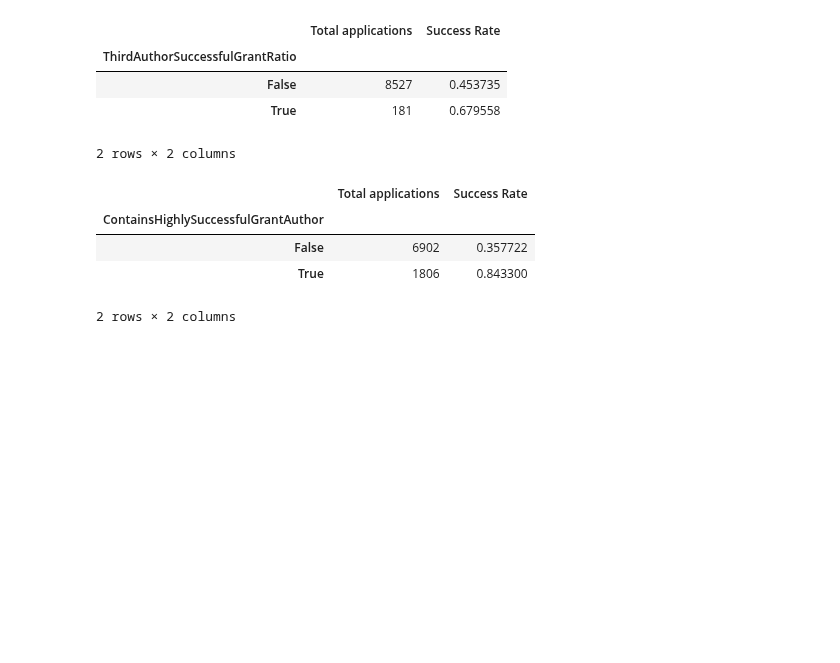
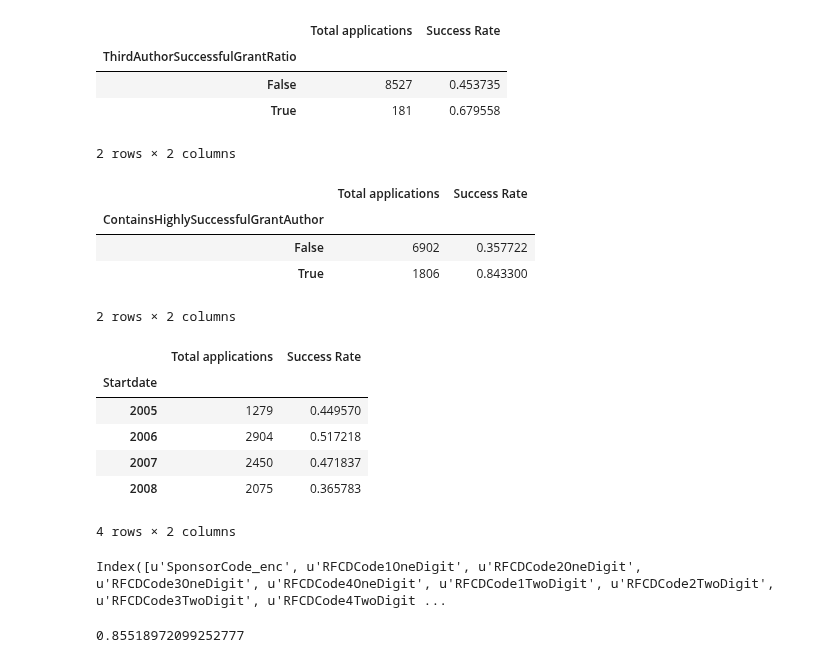
Before and after one commit to realmichaelzyy/cs249project, a Jupyter notebook: kaggle/workspace/classifier/KaggleDataset.ipynb, the cells around one changed output. Saved outputs shown, nothing was run; the diff lists cells and outputs as text; code cells hidden in the pictures; blank space fills up the shorter version.

Commit message:
*kaggle* some classifier testing

```diff
--- a/kaggle/workspace/classifier/KaggleDataset.ipynb
+++ b/kaggle/workspace/classifier/KaggleDataset.ipynb
@@ -836,7 +836,7 @@ grouped['GrantStatus'].agg({'Total applications': len, 'Success Rate': mean})
 2 rows × 2 columns
 # %%
 data['FirstAuthorSuccessfulGrantRatio'] = numpy.divide(data['NumberofSuccessfulGrant1'], \
-                                                         data['NumberofUnsuccessfulGrant1'])
+                                                         data['NumberofUnsuccessfulGrant1']+0.0001)
 grouped = data.groupby(data['FirstAuthorSuccessfulGrantRatio'] > 2)
 grouped['GrantStatus'].agg({'Total applications': len, 'Success Rate': mean})
 # %% [output]
@@ -847,7 +847,7 @@ grouped['GrantStatus'].agg({'Total applications': len, 'Success Rate': mean})
 2 rows × 2 columns
 # %%
 data['SecondAuthorSuccessfulGrantRatio'] = numpy.divide(data['NumberofSuccessfulGrant2'], \
-                                                         data['NumberofUnsuccessfulGrant2'])
+                                                         data['NumberofUnsuccessfulGrant2']+0.0001)
 grouped = data.groupby(data['SecondAuthorSuccessfulGrantRatio'] > 2)
 grouped['GrantStatus'].agg({'Total applications': len, 'Success Rate': mean})
 # %% [output]
@@ -858,7 +858,7 @@ grouped['GrantStatus'].agg({'Total applications': len, 'Success Rate': mean})
 2 rows × 2 columns
 # %%
 data['ThirdAuthorSuccessfulGrantRatio'] = numpy.divide(data['NumberofSuccessfulGrant3'], \
-                                                         data['NumberofUnsuccessfulGrant3'])
+                                                         data['NumberofUnsuccessfulGrant3']+0.0001)
 grouped = data.groupby(data['ThirdAuthorSuccessfulGrantRatio'] > 2)
 grouped['GrantStatus'].agg({'Total applications': len, 'Success Rate': mean})
 # %% [output]
@@ -878,3 +878,54 @@ grouped['GrantStatus'].agg({'Total applications': len, 'Success Rate': mean})
 | False | 6902 | 0.357722 |
 | True | 1806 | 0.843300 |
 2 rows × 2 columns
+# %%
+grouped = data.groupby(data.Startdate.apply(lambda x: x.year))
+grouped['GrantStatus'].agg({'Total applications': len, 'Success Rate': mean})
+# %% [output]
+|  | Total applications | Success Rate |
+| Startdate |  |  |
+| 2005 | 1279 | 0.449570 |
+| 2006 | 2904 | 0.517218 |
+| 2007 | 2450 | 0.471837 |
+| 2008 | 2075 | 0.365783 |
+4 rows × 2 columns
+# %%
+"""
+def successful(x, pubThresh, grantThresh, op):
+    pubcols = []
+    pubcols += [col for col in x.index if ((col.startswith('A') or col.startswith('B') or col.startswith('C'))\
+        and len(col) < 7 and '14' not in col and '15' not in col)]
+    successfulGrantsCols = []
+    successfulGrantsCols += [col for col in x.index if 'NumberofSuccess' in col and '14' not in col and '15' not in col]
+    unsuccessfulGrantsCols = []
+    unsuccessfulGrantsCols += [col for col in x.index if 'NumberofUnsuccess' in col and '14' not in col and '15' not in col]
+    if op == 'or':
+        return(numpy.logical_or.reduce(x[pubcols] >= pubThresh)[0] and numpy.logical_or.reduce(x[successfulGrantsCols] >= grantThresh)[0])
+    else:
+        return(numpy.add.reduce(x[pubcols])[0] >= pubThresh and numpy.add.reduce(x[successfulGrantsCols])[0] >= grantThresh)
+"""
+
+encoded = le.fit_transform(data.ContractValueBandseenoteA)
+data['ContractValueBandseenoteA_enc'] = encoded
+
+encoded = le.fit_transform(data.GrantCategoryCode)
+data['GrantCategoryCode_enc'] = encoded
+
+encoded = le.fit_transform(data.SponsorCode)
+data['SponsorCode_enc'] = encoded
+
+data['Month'] = data.Startdate.apply(lambda x: x.month)
+data['DayofWeek'] = data.Startdate.apply(lambda x: x.dayofweek)
+data['DayofMonth'] = data.Startdate.apply(lambda x: x.day)
+
+data.columns[252:]
+# %% [output]
+Index([u'SponsorCode_enc', u'RFCDCode1OneDigit', u'RFCDCode2OneDigit', u'RFCDCode3OneDigit', u'RFCDCode4OneDigit', u'RFCDCode1TwoDigit', u'RFCDCode2TwoDigit', u'RFCDCode3TwoDigit', u'RFCDCode4TwoDigit ...
+# %%
+from sklearn.ensemble import RandomForestClassifier
+from sklearn.tree import DecisionTreeClassifier
+clf = RandomForestClassifier(n_estimators=10)
+clf = DecisionTreeClassifier()
+mean(cross_val_score(clf,data.iloc[:,data.columns.get_loc('Unnamed: 251')+1:].values,data['GrantStatus'].values,cv=10))
+# %% [output]
+0.85518972099252777
```
Also changed, not shown: parts of 2 cells of this notebook.
